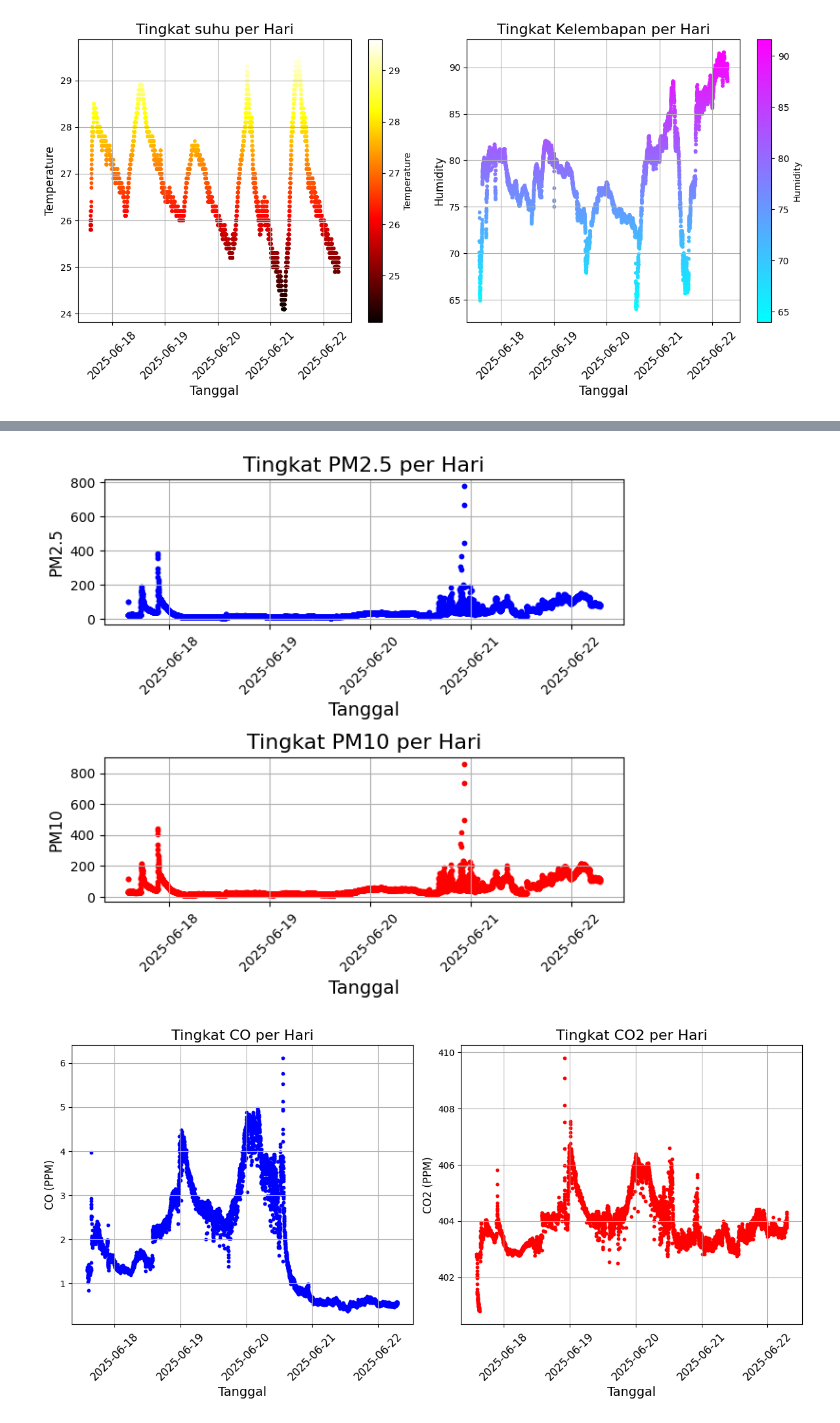
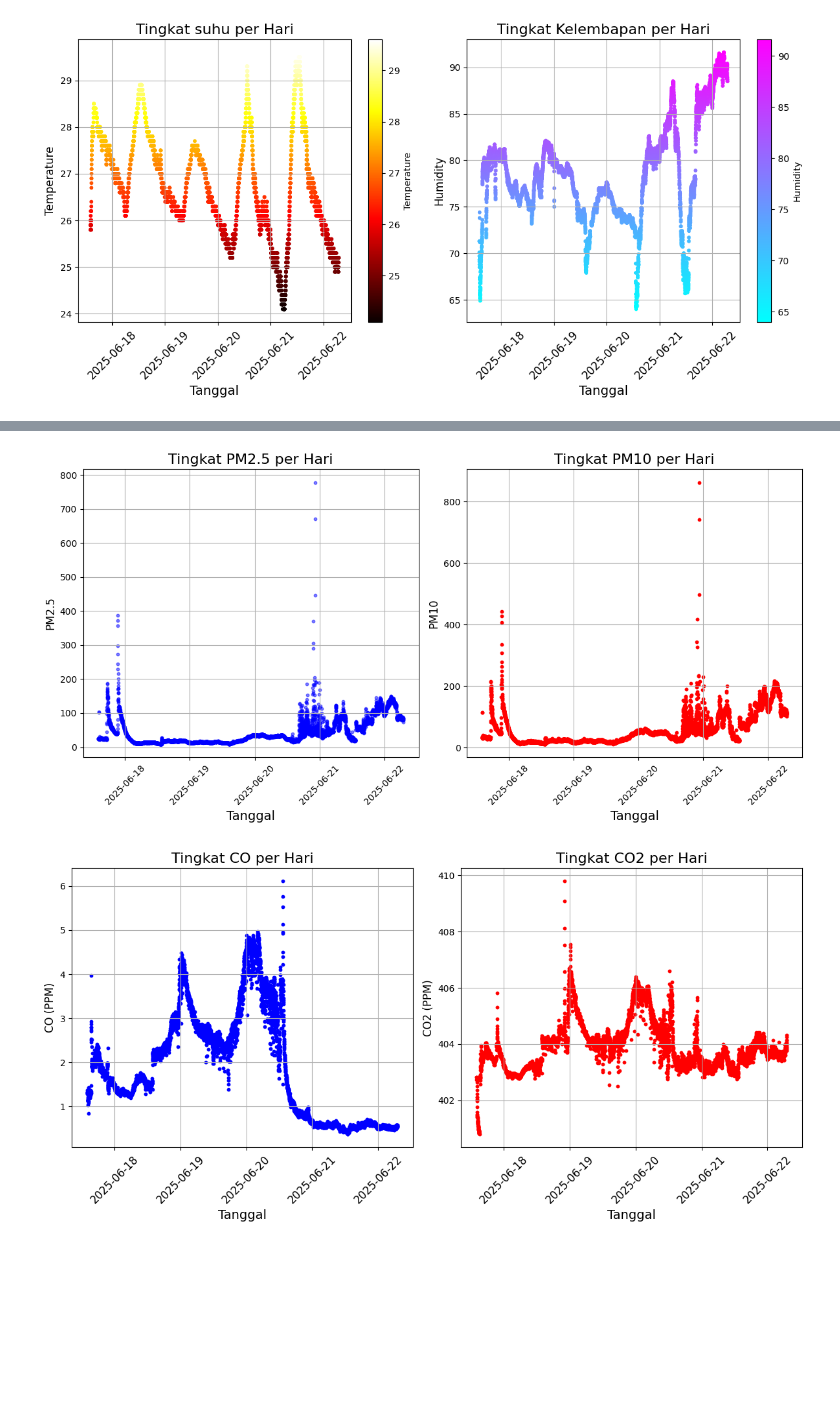
Before and after one commit to Hardtophead/Prediksi_Polusi_Udara, a Jupyter notebook: notebooks/exploratory_data_analysis.ipynb, the cells around one changed output, grey strips where cells are left out. Saved outputs shown, nothing was run; the diff lists cells and outputs as text; code cells hidden in the pictures; blank space fills up the shorter version.

```diff
--- a/notebooks/exploratory_data_analysis.ipynb
+++ b/notebooks/exploratory_data_analysis.ipynb
@@ -115,27 +133,27 @@ plt.show()
 # %%
 plt.figure(figsize=(12, 6))
 
-ax1 = plt.subplot2grid((4, 4), (0, 0), colspan=2, rowspan=2)
-ax1.scatter(df.index, df['PM2.5'], s=10, c='blue')
+ax1 = plt.subplot(121)
+ax1.scatter(df.index, df['PM2.5'], s=10, c='blue', alpha=0.5)
 ax1.set_title('Tingkat PM2.5 per Hari', fontsize=16)
 ax1.set_xlabel('Tanggal', fontsize=14)
 ax1.set_ylabel('PM2.5', fontsize=12)
 ax1.tick_params(axis='x', rotation=45)
 ax1.grid(True)
 
-ax2 = plt.subplot2grid((4, 4), (2, 0), colspan=2, rowspan=2)
+ax2 = plt.subplot(122)
 ax2.scatter(df.index, df['PM10'], s=10, c='red')
 ax2.set_title('Tingkat PM10 per Hari', fontsize=16)
 ax2.set_xlabel('Tanggal', fontsize=14)
 ax2.set_ylabel('PM10', fontsize=12)
 ax2.tick_params(axis='x', rotation=45)
 ax2.grid(True)
 
 
 plt.tight_layout()
 plt.show()
 # %% [output]
-[figure, old version]
+[figure, new version]
 # %%
 plt.figure(figsize=(12, 6))
 
```
Also changed, not shown: parts of 2 cells of this notebook, 4 other files.
